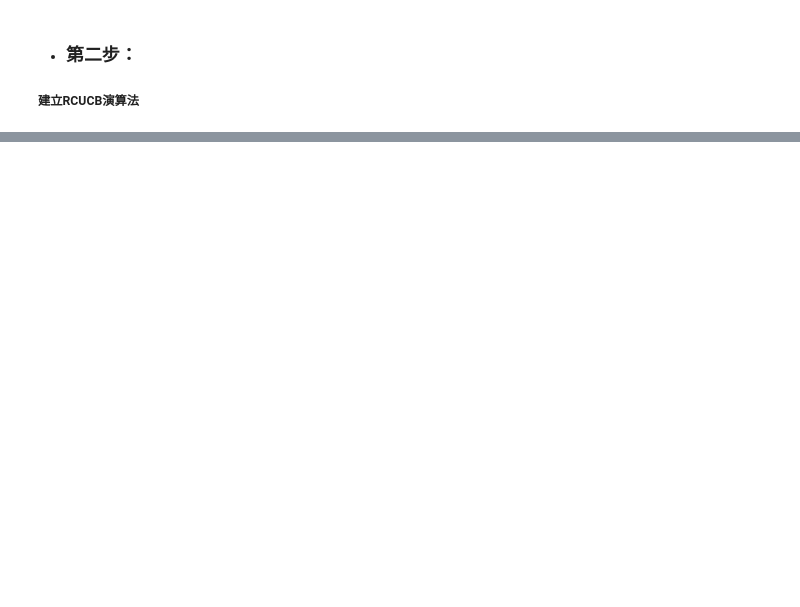
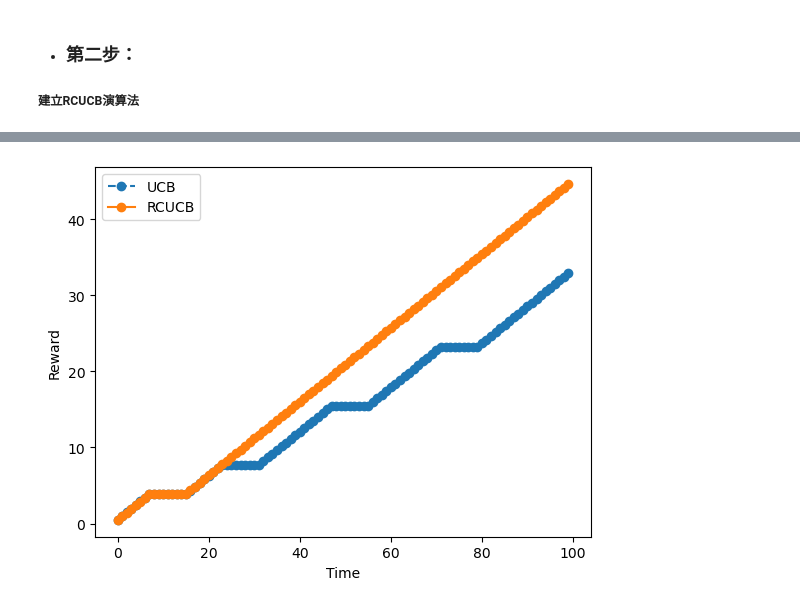
Before and after one commit to GongShaoGu/AI_final, a Jupyter notebook: AI_final.ipynb, the cells around one changed output, grey strips where cells are left out. Cells and saved outputs as stored; diff of their text form; code cells hidden in the pictures; blank space fills up the shorter version.

```diff
--- a/AI_final.ipynb
+++ b/AI_final.ipynb
@@ -0,0 +11,22 @@
+# %%
+data = fetch_california_housing() #載入california_housing資料集
+X = data.data
+y = data.target
+
+N = 100 #Multi‑armed bandits 的輪數
+
+
+#隨機森林的超參數
+list_n_estimators = [100, 200]
+list_max_features = [20, 22]
+list_min_samples_split = [3, 5]
+list_max_samples = [0.55, 0.632]
+
+#把上面的超參數做笛卡兒乘樍
+l = list(itertools.product(list_n_estimators, list_max_features, list_min_samples_split, list_max_samples))
+models = []
+
+#建立模型
+for n_estimators, max_features, min_samples_split, max_samples in l :
+    models.append(RandomForestRegressor(n_estimators = n_estimators, max_features = max_features, min_samples_split = min_samples_split, max_samples = max_samples, random_state = 42))
+len(models)
@@ -43,0 +97,2 @@ for n in range(0, N):
+# %%
+reward_of_UCB = UCB(models, N)
@@ -88,0 +193,6 @@ for n in range(0, N):
+# %%
+models = []
+for n_estimators, max_features, min_samples_split, max_samples in l :
+    models.append(RandomForestRegressor(n_estimators = n_estimators, max_features = max_features, min_samples_split = min_samples_split, max_samples = max_samples, random_state = 42))
+
+len(models)
@@ -88,0 +201,2 @@ for n in range(0, N):
+# %%
+reward_of_RCUCB = RCUCB(models, N)
@@ -88,0 +221,14 @@ for n in range(0, N):
+# %%
+import matplotlib.pyplot as plt
+
+plt.figure()
+l1 = plt.plot(range(0, N), reward_of_UCB, label = "UCB")
+plt.setp(l1, marker = 'o', linestyle = "--")
+l2 = plt.plot(range(0, N), reward_of_RCUCB, label = "RCUCB")
+plt.setp(l2, marker = 'o')
+plt.xlabel("Time")
+plt.ylabel("Reward")
+plt.legend(loc='upper left')
+plt.show()
+# %% [output]
+[figure, added]
```
Also changed, not shown: parts of 8 cells of this notebook, 3 other files.
